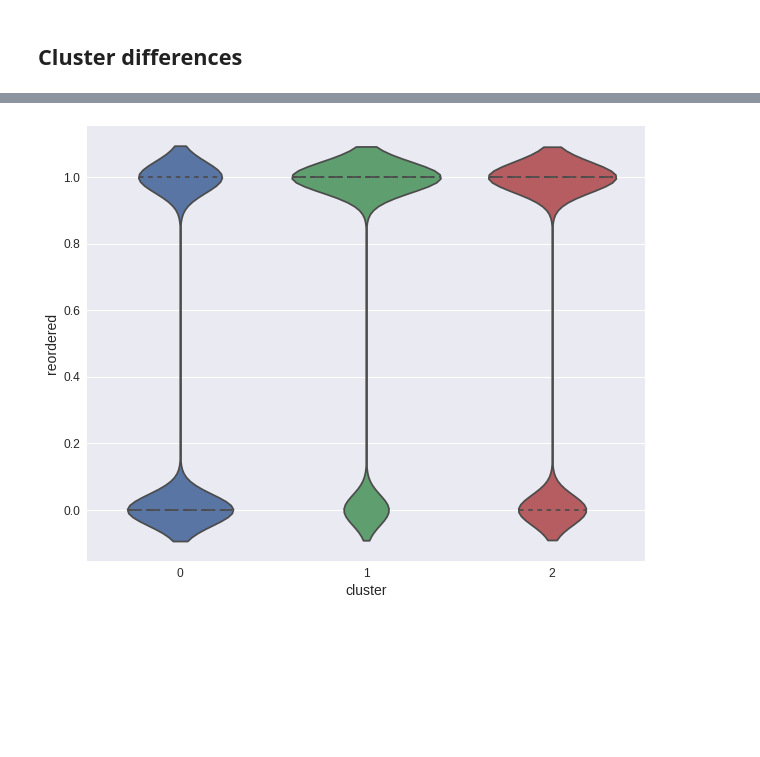
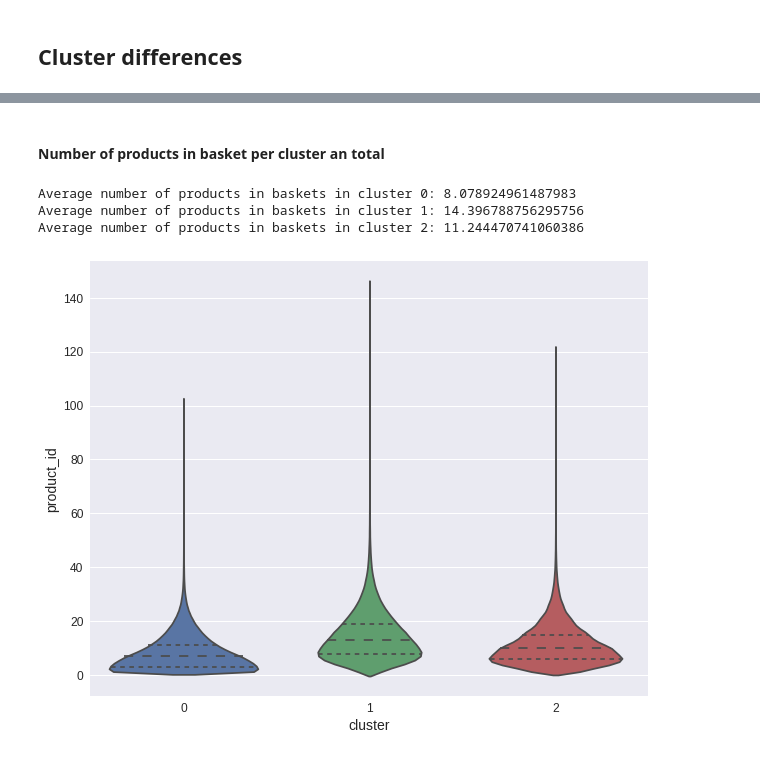
Before and after one commit to dxu15-nic/Instacart_Recommender, a Jupyter notebook: notebooks/EDA.ipynb, the cells around one changed output, grey strips where cells are left out. Drawn from its saved outputs; the diff is of its cells as text; code cells hidden in the pictures; blank space fills up the shorter version.

```diff
--- a/notebooks/EDA.ipynb
+++ b/notebooks/EDA.ipynb
@@ -528,0 +522,3 @@ df_orders_clusters.head()
+# %%
+df_past_orders_cluster = df_past_orders_info.join(df_orders[['order_id','cluster']].set_index('order_id'), on='order_id')
+df_past_orders_cluster.head()
@@ -535,6 +651,20 @@ plt.show();
+# %% [markdown]
+#### Number of products in basket per cluster an total
+# %%
+baskets = []
+for i in range(len(cluster_number)):
+    baskets.append(df_past_orders_cluster[df_past_orders_cluster.cluster==i].groupby(["order_id"])["product_id"].aggregate("count").reset_index())
+    baskets[i]['cluster'] = i
+    print("Average number of products in baskets in cluster {}: {}".format(i,baskets[i].product_id.mean()))
+
+df_basket_size = pd.concat([baskets[0],baskets[1],baskets[2]])
+# %% [output]
+Average number of products in baskets in cluster 0: 8.078924961487983
+Average number of products in baskets in cluster 1: 14.396788756295756
+Average number of products in baskets in cluster 2: 11.244470741060386
 # %%
 plt.figure(figsize=(10,8))
-sns.violinplot(x="cluster", y="reordered", data=df_past_orders_info_clusters, split=True, inner="quart")
+sns.violinplot(x="cluster", y="product_id", data=df_basket_size, split=True, inner="quart")
 plt.show();
 # %% [output]
-[figure, old version]
+[figure, new version]
```
Also changed, not shown: parts of 29 cells of this notebook.
